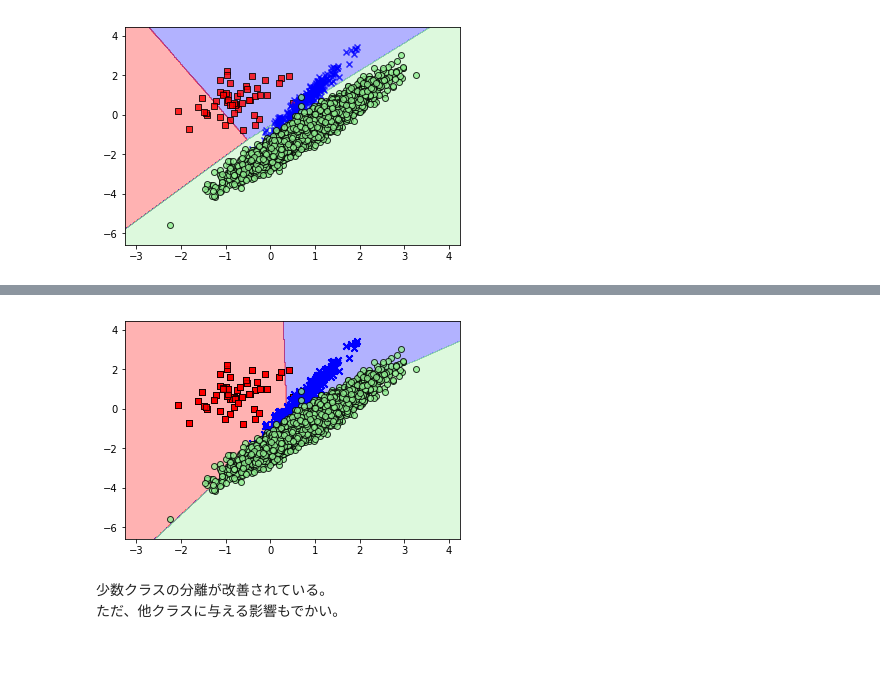
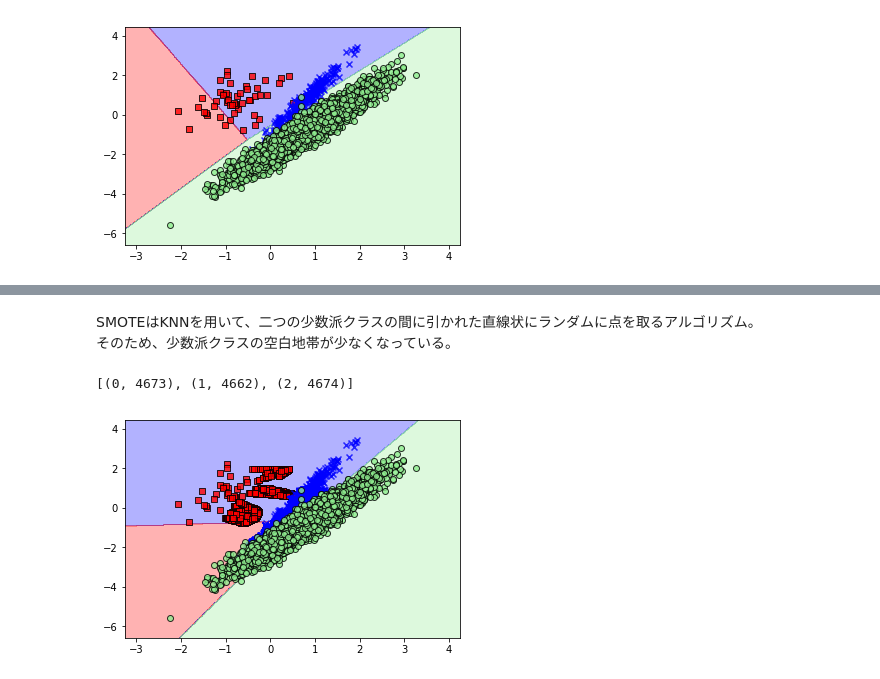
Before and after one commit to pea-sys/Til, a Jupyter notebook: ImbalancedLearnPractice.ipynb, the cells around one changed output, grey strips where cells are left out. Saved outputs shown, nothing was run; the diff lists cells and outputs as text; code cells hidden in the pictures.

```diff
--- a/ImbalancedLearnPractice.ipynb
+++ b/ImbalancedLearnPractice.ipynb
@@ -109,8 +137,11 @@ print(sorted(Counter(y_resampled).items()))
+# %% [markdown]
+SMOTEはKNNを用いて、二つの少数派クラスの間に引かれた直線状にランダムに点を取るアルゴリズム。
+そのため、少数派クラスの空白地帯が少なくなっている。
 # %%
-linear_svm = clf.fit(X_resampled, y_resampled)
-plot_decision_regions(X_resampled, y_resampled, clf, resolution=0.02)
+X_resampled, y_resampled = ADASYN().fit_resample(X, y)
+print(sorted(Counter(y_resampled).items()))
+clf_adasyn = LinearSVC().fit(X_resampled, y_resampled)
+plot_decision_regions(X_resampled, y_resampled, clf_adasyn, resolution=0.02)
 # %% [output]
+[(0, 4673), (1, 4662), (2, 4674)]
-[figure, old version]
+[figure, new version]
-# %% [markdown]
-少数クラスの分離が改善されている。
-ただ、他クラスに与える影響もでかい。
```
Also changed, not shown: parts of 32 cells of this notebook.
